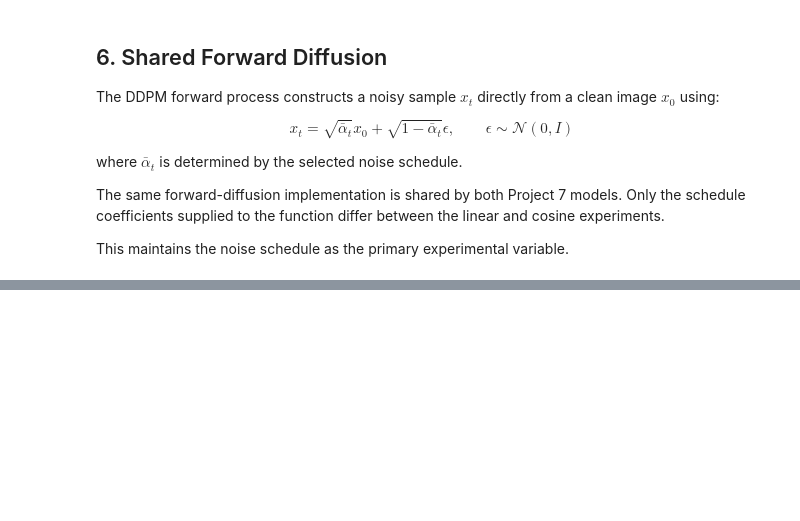
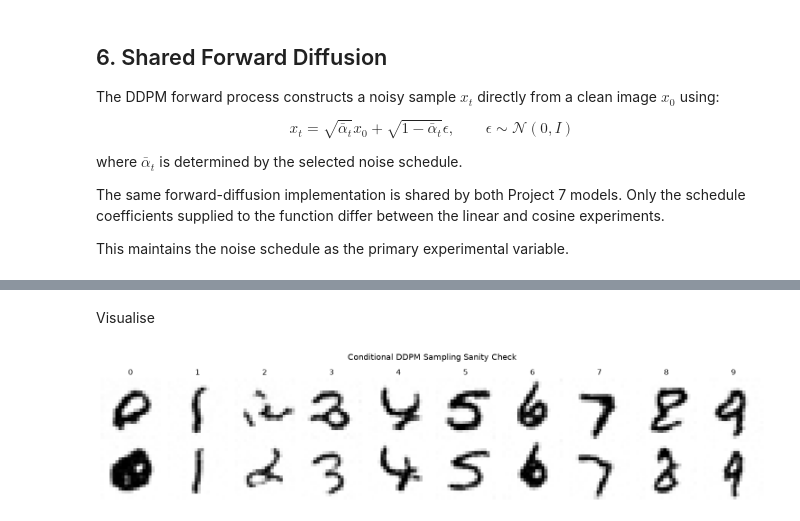
Before and after one commit to SamuelFleming/IFN680-S22026-Grp43, a Jupyter notebook: Assessment1/Project7/project7_code/DDPM_CosineSchedule.ipynb, the cells around one changed output, grey strips where cells are left out. Saved outputs shown, nothing was run; the diff lists cells and outputs as text; code cells hidden in the pictures; blank space fills up the shorter version.

```diff
--- a/Assessment1/Project7/project7_code/DDPM_CosineSchedule.ipynb
+++ b/Assessment1/Project7/project7_code/DDPM_CosineSchedule.ipynb
@@ -886,0 +1096,15 @@ Shared schedule representation validated.
+# %%
+# ADAPTED FROM: TUTORIAL 9 SOLUTION
+
+EPOCHS = 50
+LEARNING_RATE = 2e-4
+UNET_CHANNELS = 32
+
+print("Training configuration")
+print(f"  Epochs:          {EPOCHS}")
+print(f"  Batch size:       {BATCH_SIZE}")
+print(f"  Learning rate:    {LEARNING_RATE}")
+print(f"  U-Net channels:   {UNET_CHANNELS}")
+print(f"  Diffusion steps:  {timesteps}")
+print(f"  Classes:          {NUM_CLASSES}")
+print(f"  Device:           {device}")
@@ -886,0 +1808,48 @@ Shared schedule representation validated.
+# %% [markdown]
+Visualise
+# %%
+fig, axes = plt.subplots(
+    2,
+    NUM_CLASSES,
+    figsize=(15, 3.5)
+)
+
+for digit in range(NUM_CLASSES):
+    axes[0, digit].imshow(
+        linear_samples[digit, 0].cpu(),
+        cmap="gray",
+        vmin=-1,
+        vmax=1
+    )
+
+    axes[0, digit].set_title(str(digit))
+    axes[0, digit].axis("off")
+
+    axes[1, digit].imshow(
+        cosine_samples[digit, 0].cpu(),
+        cmap="gray",
+        vmin=-1,
+        vmax=1
+    )
+
+    axes[1, digit].axis("off")
+
+axes[0, 0].set_ylabel(
+    "Linear",
+    fontsize=11
+)
+
+axes[1, 0].set_ylabel(
+    "Cosine",
+    fontsize=11
+)
+
+plt.suptitle(
+    "Conditional DDPM Sampling Sanity Check",
+    fontsize=13
+)
+
+plt.tight_layout()
+plt.show()
+# %% [output]
+[figure, added]
```
Also changed, not shown: parts of 74 cells of this notebook, 1 other file.
